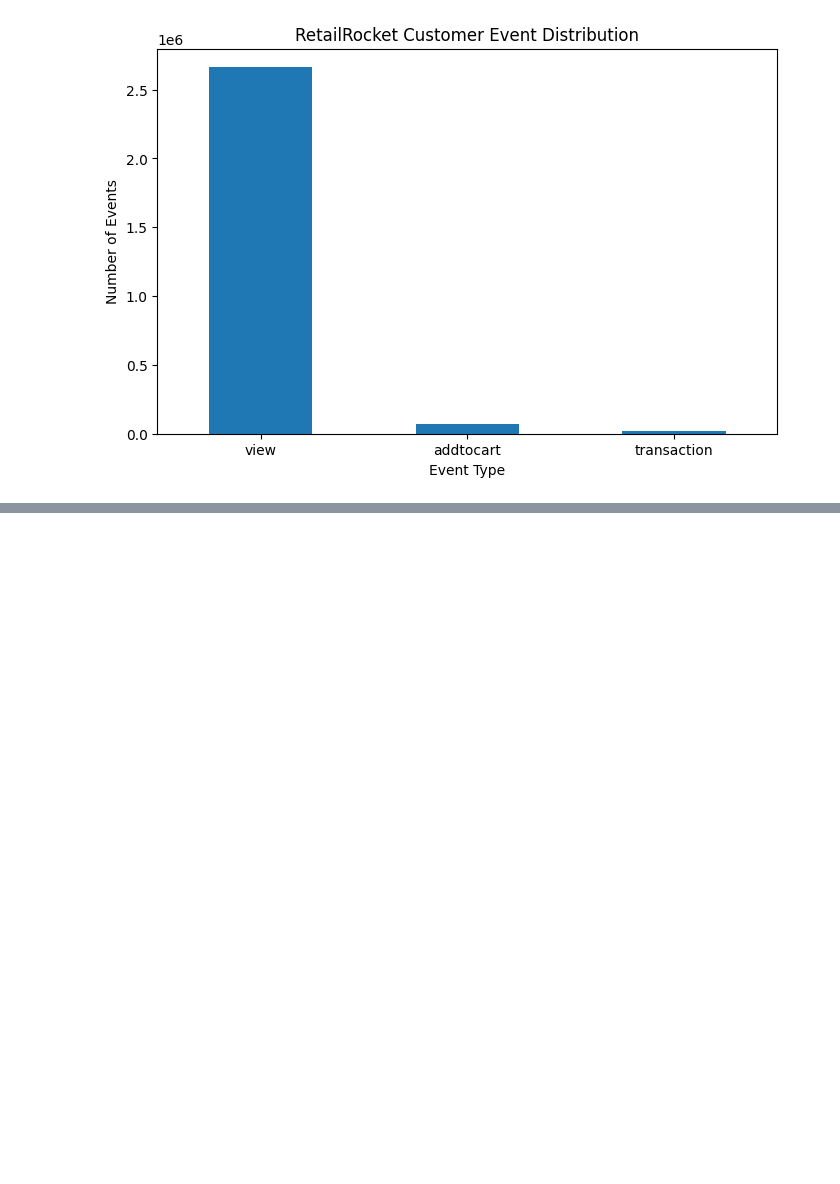
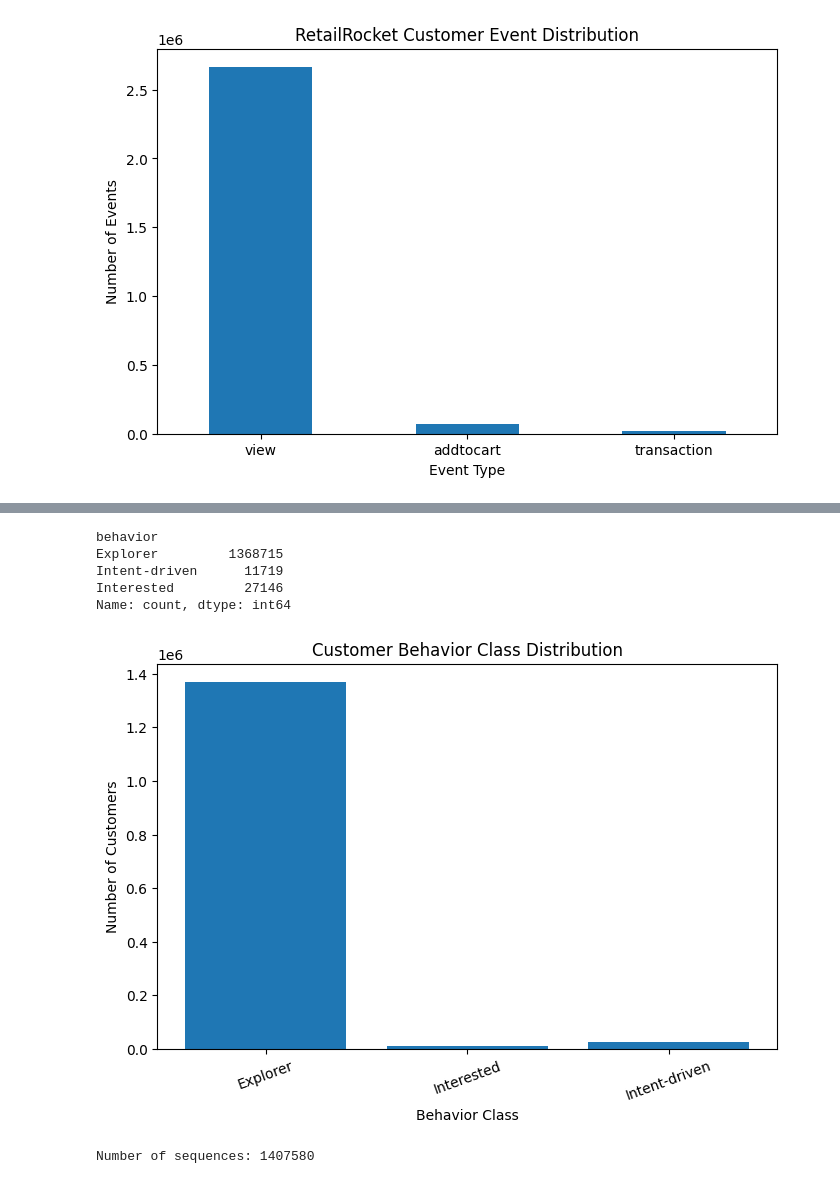
Before and after one commit to keshiniPaul/Ecommerce-purchase-prediction-DeepLearning, a Jupyter notebook: notebooks/CNN_RetailRocket.ipynb, the cells around one changed output, grey strips where cells are left out. Cells and saved outputs as stored; diff of their text form; code cells hidden in the pictures; blank space fills up the shorter version.

Commit message:
Customer categorization with the 1D CNN

```diff
--- a/notebooks/CNN_RetailRocket.ipynb
+++ b/notebooks/CNN_RetailRocket.ipynb
@@ -769,0 +247,20 @@ display(results.head(20))
+# %%
+behavior_names = {
+    0: "Explorer",
+    1: "Interested",
+    2: "Intent-driven"
+}
+
+customer_features["behavior"] = (
+    customer_features["behavior_label"]
+    .map(behavior_names)
+)
+
+print(
+    customer_features["behavior"]
+    .value_counts()
+)
+
+display(
+    customer_features.head(15)
+)
@@ -769,0 +289,46 @@ display(results.head(20))
+# %%
+import matplotlib.pyplot as plt
+
+class_counts = (
+    customer_features["behavior"]
+    .value_counts()
+    .sort_index()
+)
+
+print(class_counts)
+
+plt.figure(figsize=(8, 5))
+plt.bar(
+    ["Explorer", "Interested", "Intent-driven"],
+    class_counts.values
+)
+plt.xlabel("Behavior Class")
+plt.ylabel("Number of Customers")
+plt.title("Customer Behavior Class Distribution")
+plt.xticks(rotation=20)
+plt.show()
+# %% [output]
+behavior
+Explorer         1368715
+Intent-driven      11719
+Interested         27146
+Name: count, dtype: int64
+[figure, added]
+# %%
+MAX_LEN = 20
+
+sequence_dict = (
+    df.groupby("visitorid", sort=False)["event_encoded"]
+      .agg(list)
+)
+
+visitor_ids = customer_features["visitorid"].values
+
+sequences = [
+    sequence_dict.get(visitor_id, [])
+    for visitor_id in visitor_ids
+]
+
+print("Number of sequences:", len(sequences))
+# %% [output]
+Number of sequences: 1407580
```
Also changed, not shown: parts of 64 cells of this notebook.
